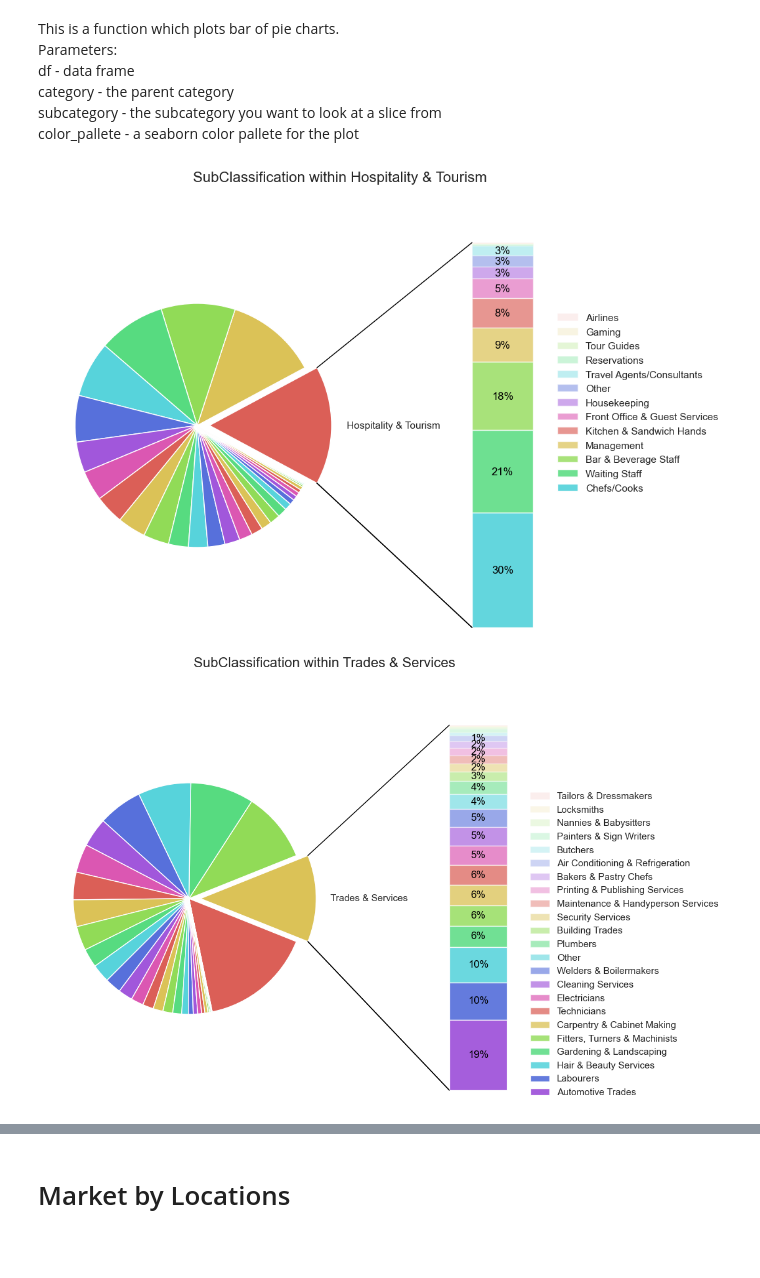
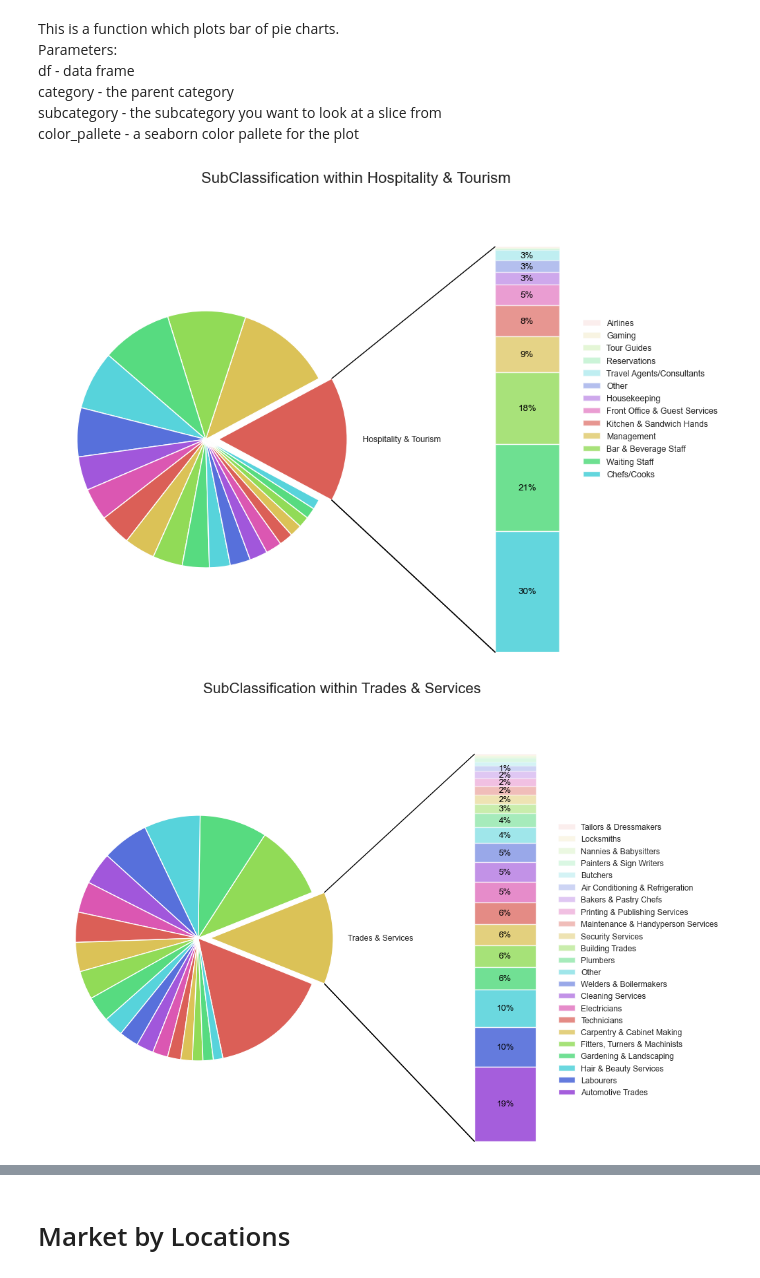
Before and after one commit to ToddNCooper/DataAnalyticsAssignment, a Jupyter notebook: rough_start.ipynb, the cells around one changed output, grey strips where cells are left out. Saved outputs shown, nothing was run; the diff lists cells and outputs as text; code cells hidden in the pictures; blank space fills up the shorter version.

Commit message:
Lumping of Other category data done, and some more location visualisations.

```diff
--- a/rough_start.ipynb
+++ b/rough_start.ipynb
@@ -300,0 +294,21 @@ plt.show()
+# %%
+# Calculate the percentage of each classification
+classification_counts = df['Classification'].value_counts()
+classification_percentages = classification_counts / classification_counts.sum()
+
+# Set the threshold for lumping small classifications
+threshold = 0.01  # Set the threshold to 1% (0.01)
+
+# Convert the classification percentages to a DataFrame
+classification_percentages_df = pd.DataFrame(classification_percentages)
+
+# Create a new column 'ClassificationLumped' based on the threshold
+df['ClassificationLumped'] = df['Classification'].copy()
+df.loc[df['Classification'].isin(classification_percentages_df[classification_percentages_df['Classification'] < threshold].index), 'ClassificationLumped'] = 'Other'
+
+# Plot the pie chart
+plt.figure(figsize=(8, 8))
+df['ClassificationLumped'].value_counts().plot(kind='pie', autopct='%1.1f%%')
+plt.title('Classifications (Lumped)')
+plt.ylabel('')
+plt.show()
@@ -426,11 +442,11 @@ def plot_bar_of_pie(df, category, slice, subcategory, color_palette):
 
     plt.show()
 # %%
-plot_bar_of_pie(df, 'Classification', 'Hospitality & Tourism', 'SubClassification', 'hls')
+plot_bar_of_pie(df, 'ClassificationLumped', 'Hospitality & Tourism', 'SubClassification', 'hls')
 # %% [output]
-[figure, old version]
+[figure, new version]
 # %%
-plot_bar_of_pie(df, 'Classification', 'Trades & Services', 'SubClassification', 'hls')
+plot_bar_of_pie(df, 'ClassificationLumped', 'Trades & Services', 'SubClassification', 'hls')
 # %% [output]
-[figure, old version]
+[figure, new version]
 # %%
```
Also changed, not shown: parts of 16 cells of this notebook.
